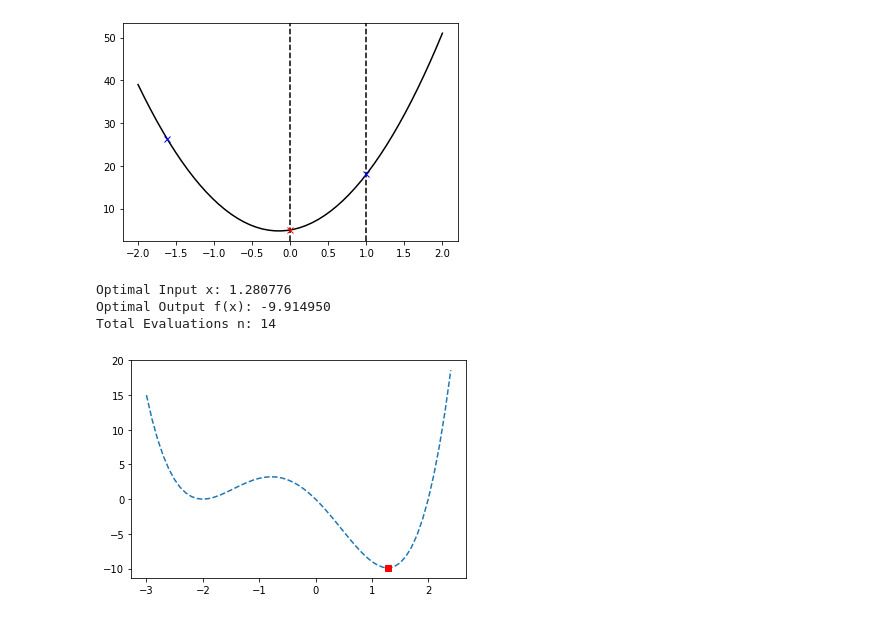
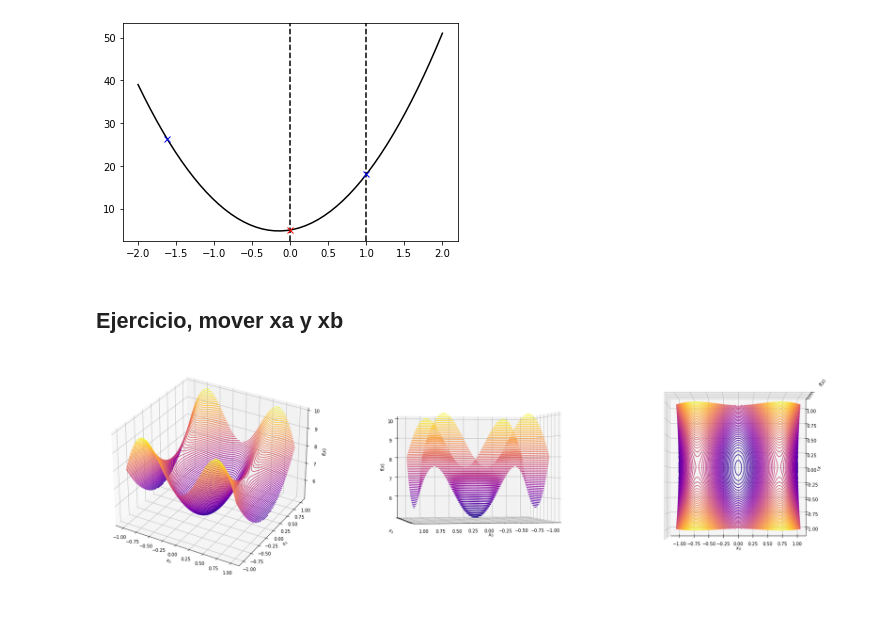
Before and after one commit to igomezv/ComputoEvolutivo, a Jupyter notebook: 6_0_Optimización.ipynb, the cells around one changed output. Cells and saved outputs as stored; diff of their text form; code cells hidden in the pictures.

```diff
--- a/6_0_Optimización.ipynb
+++ b/6_0_Optimización.ipynb
@@ -44,25 +36,2 @@ def objective(x):
-# %%
-# minimize the function
-result = minimize_scalar(objective, method='brent')
-# summarize the result
-opt_x, opt_y = result['x'], result['fun']
-print('Optimal Input x: %.6f' % opt_x)
-print('Optimal Output f(x): %.6f' % opt_y)
-print('Total Evaluations n: %d' % result['nfev'])
-# define the range
-r_min, r_max = -3.0, 2.5
-# prepare inputs
-inputs = arange(r_min, r_max, 0.1)
-# compute targets
-targets = [objective(x) for x in inputs]
-# plot inputs vs target
-pyplot.plot(inputs, targets, '--')
-# plot the optima
-pyplot.plot([opt_x], [opt_y], 's', color='r')
-# show the plot
-pyplot.show()
-# %% [output]
-Optimal Input x: 1.280776
-Optimal Output f(x): -9.914950
-Total Evaluations n: 14
-[figure, removed]
+# %% [markdown]
+## Ejercicio, mover xa y xb
@@ -68,0 +40,42 @@ Total Evaluations n: 14
+# %%
+def f(x):
+    '''Objective function'''
+    return 0.5*x[0]**2 + 2.5*x[1]**2 + 4 * x[0] * np.sin(np.pi * x[0]) + 5
+
+def df(x):
+    '''Gradient of the objective function'''
+    return np.array([x[0] + 4 * np.sin(np.pi * x[0]) + 4 * np.pi * x[0] * np.cos(np.pi * x[0]), 5*x[1]])
+# %%
+# Generate data
+X0, X1 = np.meshgrid(np.linspace(-1, 1, 100), np.linspace(-1, 1, 100))
+Z = f(np.stack([X0, X1]))
+
+# Plot
+fig = plt.figure(figsize=(30, 20))
+
+# First subplot
+ax = fig.add_subplot(1, 3, 1, projection='3d')
+ax.contour3D(X0, X1, Z, 70, cmap='plasma')
+ax.set_xlabel('$x_{0}$')
+ax.set_ylabel('$x_{1}$')
+ax.set_zlabel('$f(x)$')
+
+# Second subplot
+ax = fig.add_subplot(1, 3, 2, projection='3d')
+ax.contour3D(X0, X1, Z, 70, cmap='plasma')
+ax.set_xlabel('$x_{0}$')
+ax.set_ylabel('$x_{1}$')
+ax.set_zlabel('$f(x)$')
+ax.axes.yaxis.set_ticklabels([])
+ax.view_init(0, 80)
+
+# Third subplot
+ax = fig.add_subplot(1, 3, 3, projection='3d')
+ax.contour3D(X0, X1, Z, 70, cmap='plasma')
+ax.set_xlabel('$x_{0}$')
+ax.set_ylabel('$x_{1}$')
+ax.set_zlabel('$f(x)$')
+ax.axes.zaxis.set_ticklabels([])
+ax.view_init(89, -90);
+# %% [output]
+[figure, added]
```
Also changed, not shown: parts of 9 cells of this notebook.
